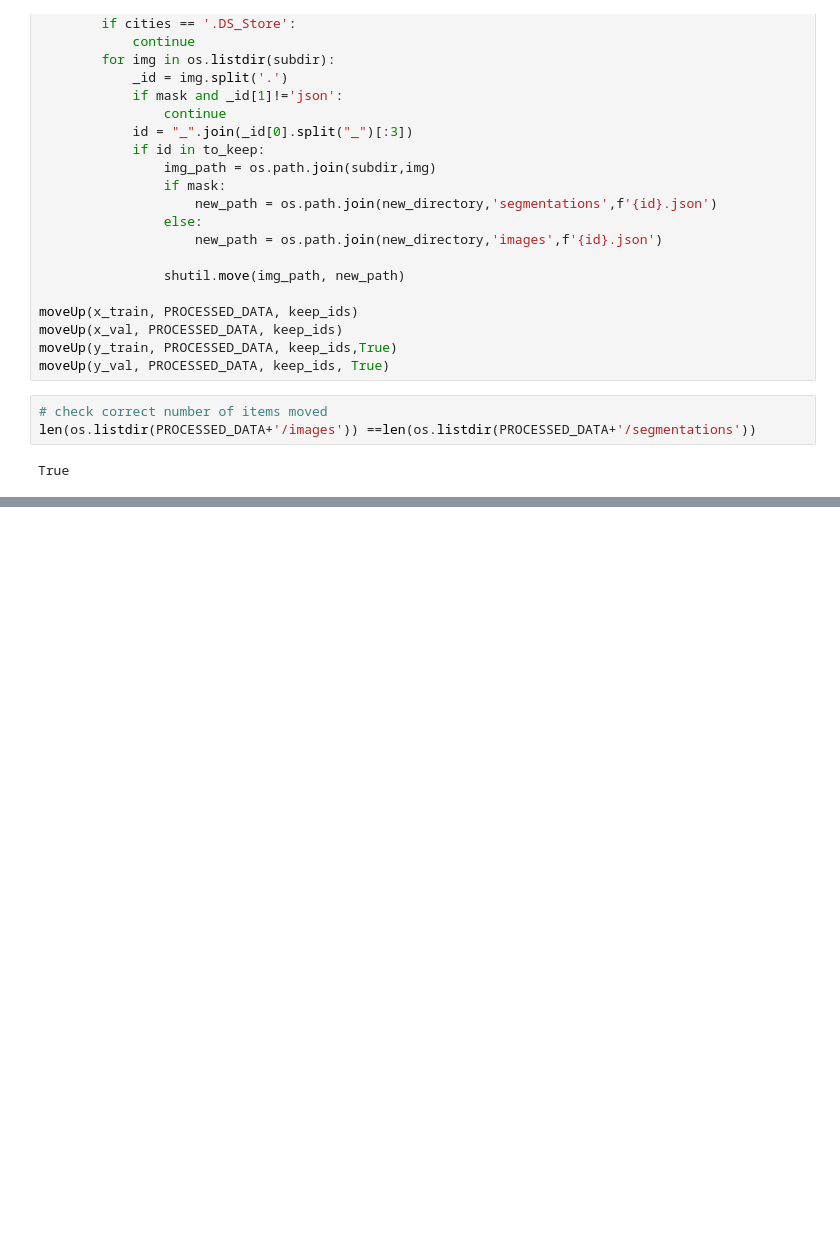
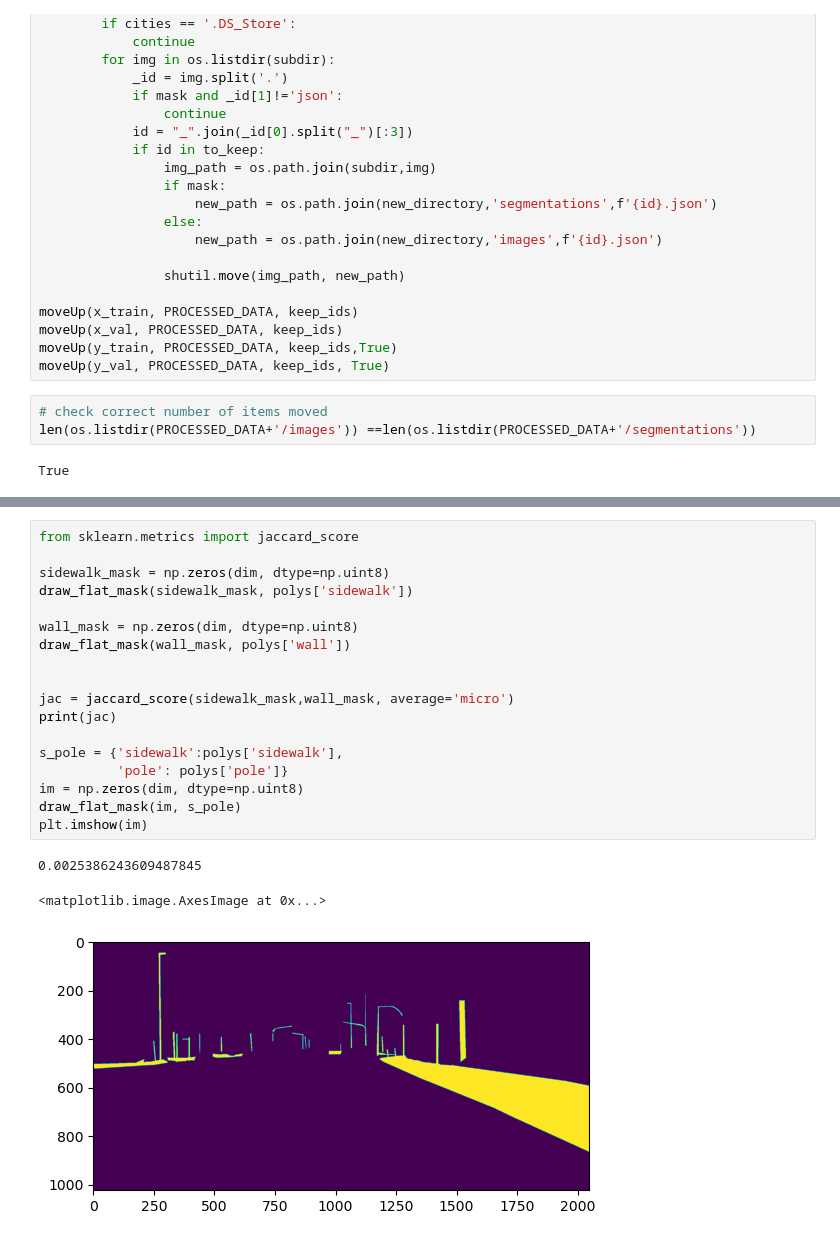
Before and after one commit to DataScienceAndEngineering/deep-learning-final-project-project-sidewalk, a Jupyter notebook: notebooks/explorations/data_prune.ipynb, the cells around one changed output, grey strips where cells are left out. Saved outputs shown, nothing was run; the diff lists cells and outputs as text; blank space fills up the shorter version.

```diff
--- a/notebooks/explorations/data_prune.ipynb
+++ b/notebooks/explorations/data_prune.ipynb
@@ -62,0 +195,22 @@ True
+# %%
+from sklearn.metrics import jaccard_score
+
+sidewalk_mask = np.zeros(dim, dtype=np.uint8)
+draw_flat_mask(sidewalk_mask, polys['sidewalk'])
+
+wall_mask = np.zeros(dim, dtype=np.uint8)
+draw_flat_mask(wall_mask, polys['wall'])
+
+
+jac = jaccard_score(sidewalk_mask,wall_mask, average='micro')
+print(jac)
+
+s_pole = {'sidewalk':polys['sidewalk'],
+          'pole': polys['pole']}
+im = np.zeros(dim, dtype=np.uint8)
+draw_flat_mask(im, s_pole)
+plt.imshow(im)
+# %% [output]
+0.0025386243609487845
+<matplotlib.image.AxesImage at 0x...>
+[figure, added]
```
Also changed, not shown: parts of 12 cells of this notebook.
